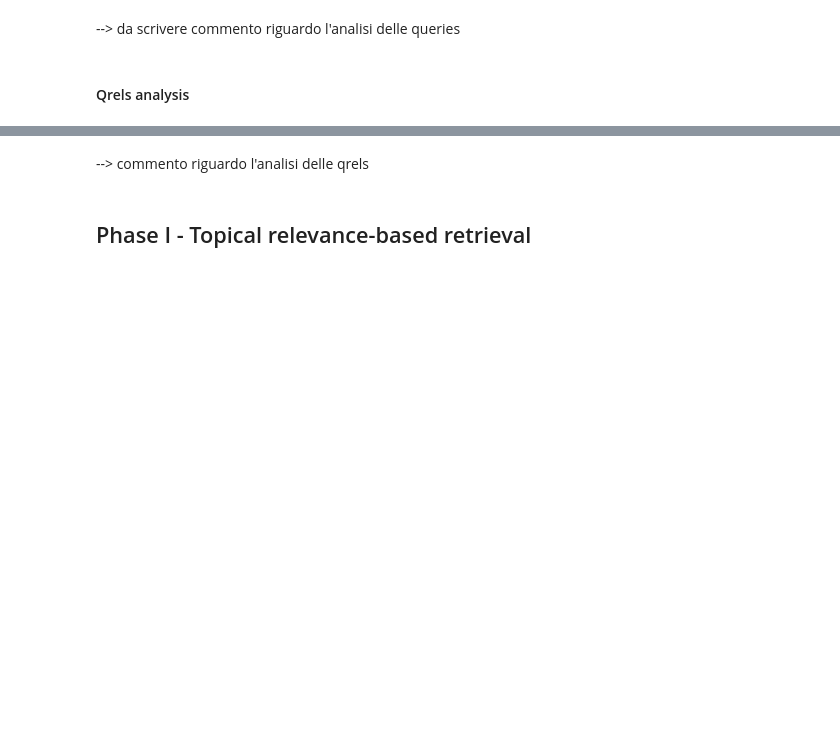
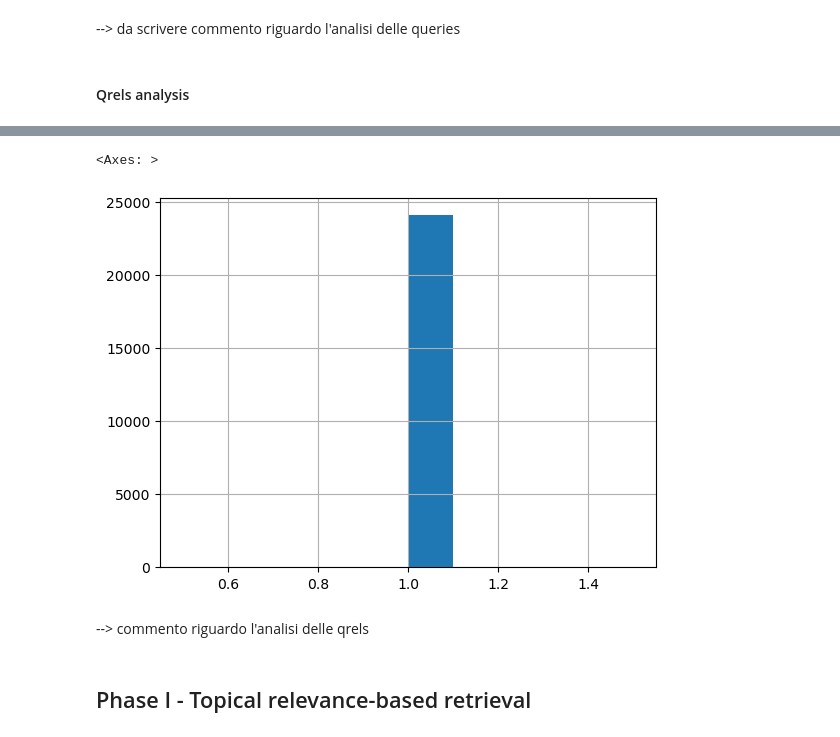
Before and after one commit to gpinelli/HistoricalNews_InformationRetrievalProject, a Jupyter notebook: Historical_News_Question_Answering2.ipynb, the cells around one changed output, grey strips where cells are left out. Drawn from its saved outputs; the diff is of its cells as text; code cells hidden in the pictures; blank space fills up the shorter version.

```diff
--- a/Historical_News_Question_Answering2.ipynb
+++ b/Historical_News_Question_Answering2.ipynb
@@ -913,3 +966,9 @@ plt.show()  # display the plot
+# %%
+relevant_counts = qrels_df[qrels_df['label'] > 0].groupby("qid")["docno"].count()
+relevant_counts.hist()
+# %% [output]
+<Axes: >
+[figure, added]
 # %% [markdown]
 --> commento riguardo l'analisi delle qrels
 # %% [markdown]
```
Also changed, not shown: parts of 16 cells of this notebook.
